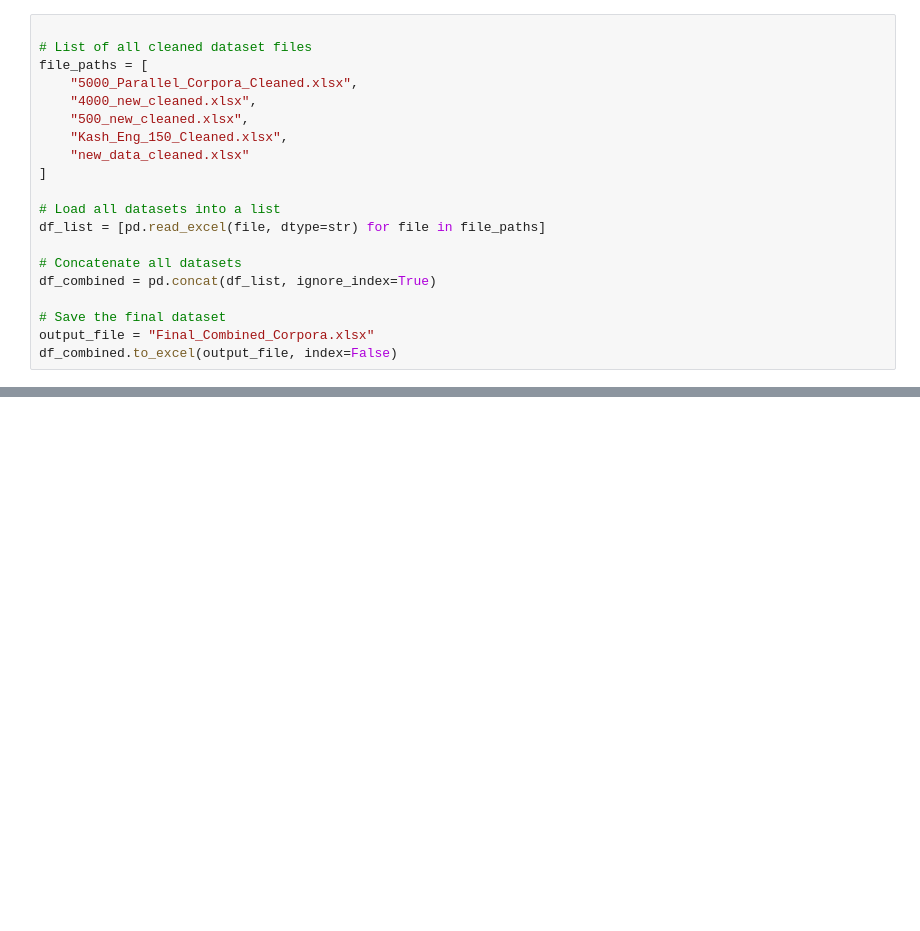
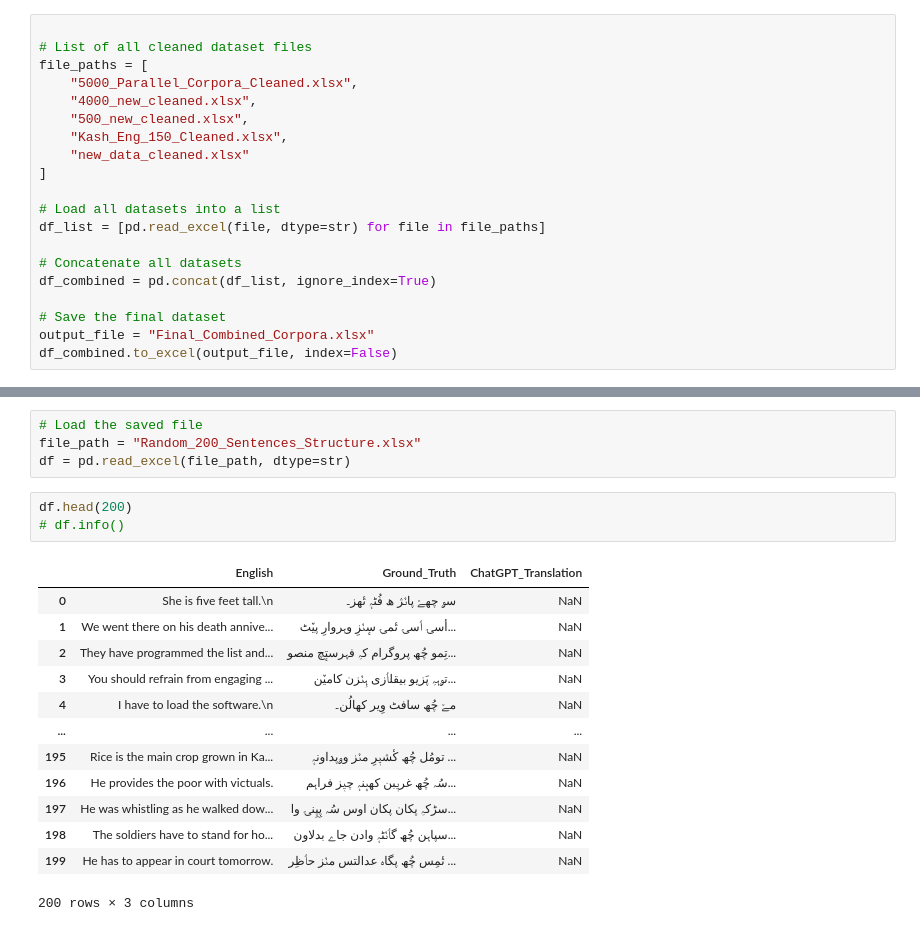
Before and after one commit to Tajamul21/Kashmiri_language_Translation, a Jupyter notebook: Untitled.ipynb, the cells around one changed output, grey strips where cells are left out. Cells and saved outputs as stored; diff of their text form; blank space fills up the shorter version.

```diff
--- a/Untitled.ipynb
+++ b/Untitled.ipynb
@@ -465,0 +505,21 @@ df_combined.head(10000)
+# %%
+# Load the saved file
+file_path = "Random_200_Sentences_Structure.xlsx"
+df = pd.read_excel(file_path, dtype=str)
+# %%
+df.head(200)
+# df.info()
+# %% [output]
+|  | English | Ground_Truth | ChatGPT_Translation |
+| 0 | She is five feet tall.\n | سۄ چھےٚ پانٛژ ھ فُٹہٕ تٔھز۔ | NaN |
+| 1 | We went there on his death annive... | أسۍ ٲسۍ تٔمۍ سٕنٛزِ وہروارِ پیٚٹ... | NaN |
+| 2 | They have programmed the list and... | تِمو چُھ پروگرام کہِ فہرستٕچ منصو... | NaN |
+| 3 | You should refrain from engaging ... | تۄہہِ پَزیو بیقلٲزی ہِنٛزن کامیٚن... | NaN |
+| 4 | I have to load the software.\n | مےٚ چُھ سافٹ وِیر کھالُن۔ | NaN |
+| ... | ... | ... | ... |
+| 195 | Rice is the main crop grown in Ka... | تومُل چُھ کٔشیٖرِ منٛز وۄپداونہٕ ... | NaN |
+| 196 | He provides the poor with victuals. | سُہ چُھ غریٖبن کھٮ۪نہٕ چیٖز فراہم... | NaN |
+| 197 | He was whistling as he walked dow... | سڑکہِ پکان پکان اوس سُہ پِپِنۍ وا... | NaN |
+| 198 | The soldiers have to stand for ho... | سپاہن چُھ گٲنٛٹہٕ وادن جاے بدلاون... | NaN |
+| 199 | He has to appear in court tomorrow. | تٔمِس چُھ پگاہ عدالتس منٛز حٲظِر ... | NaN |
+200 rows × 3 columns
```
Also changed, not shown: parts of 9 cells of this notebook, 22 other files.
